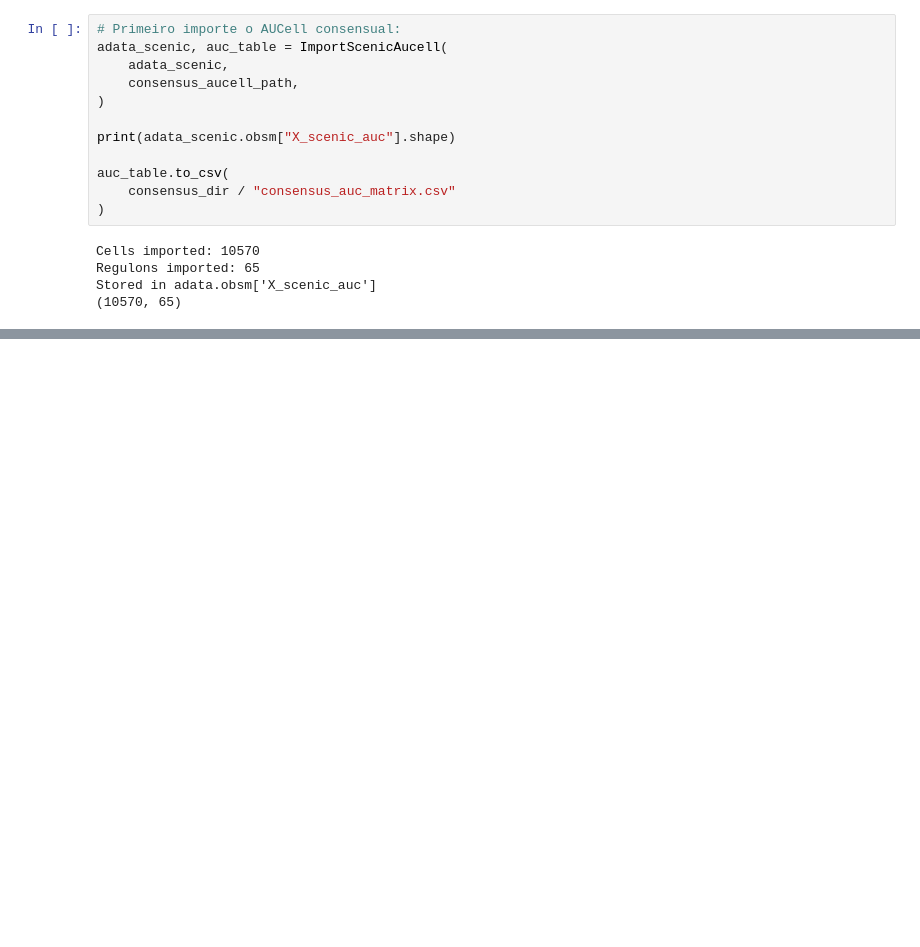
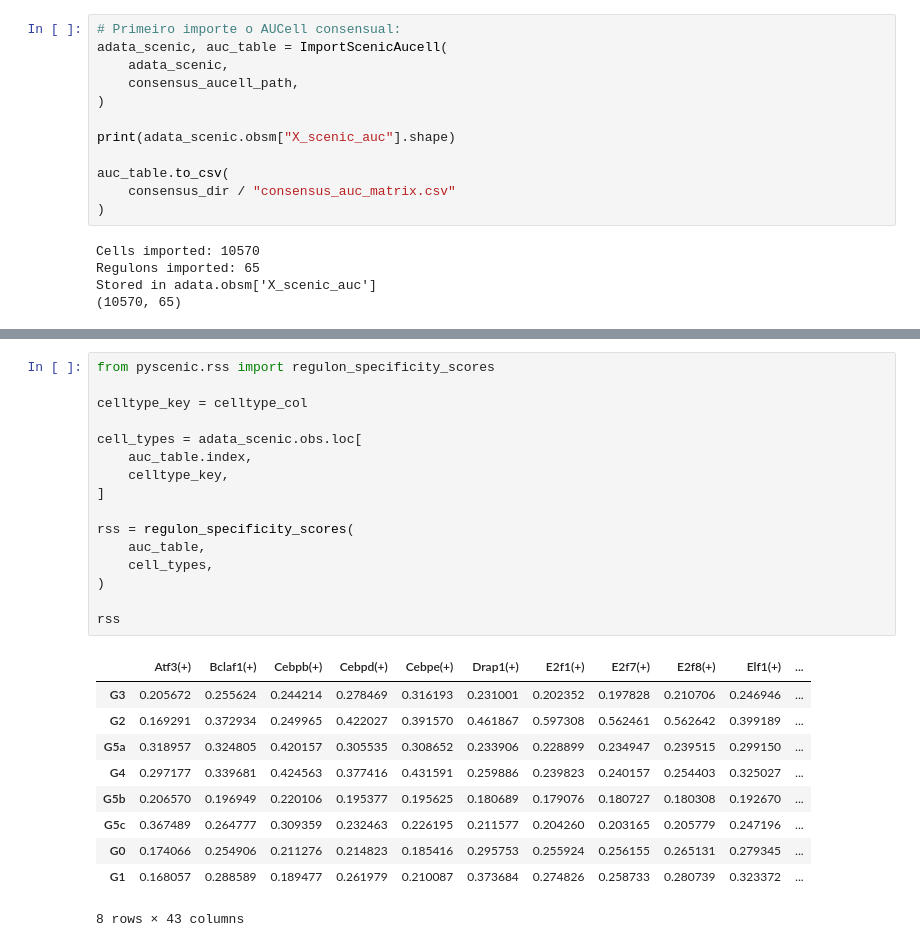
Before and after one commit to TAndrighetti/SingleCell_Analysis_Tools, a Jupyter notebook: tutoriais/SCENIC_application.ipynb, the cells around one changed output, grey strips where cells are left out. Drawn from its saved outputs; the diff is of its cells as text; blank space fills up the shorter version.

```diff
--- a/tutoriais/SCENIC_application.ipynb
+++ b/tutoriais/SCENIC_application.ipynb
@@ -3238,0 +3122,27 @@ Depois disso, aí sim podemos passar para a primeira análise downstream dos reg
+# %%
+from pyscenic.rss import regulon_specificity_scores
+
+celltype_key = celltype_col
+
+cell_types = adata_scenic.obs.loc[
+    auc_table.index,
+    celltype_key,
+]
+
+rss = regulon_specificity_scores(
+    auc_table,
+    cell_types,
+)
+
+rss
+# %% [output]
+|  | Atf3(+) | Bclaf1(+) | Cebpb(+) | Cebpd(+) | Cebpe(+) | Drap1(+) | E2f1(+) | E2f7(+) | E2f8(+) | Elf1(+) | ... |
+| G3 | 0.205672 | 0.255624 | 0.244214 | 0.278469 | 0.316193 | 0.231001 | 0.202352 | 0.197828 | 0.210706 | 0.246946 | ... |
+| G2 | 0.169291 | 0.372934 | 0.249965 | 0.422027 | 0.391570 | 0.461867 | 0.597308 | 0.562461 | 0.562642 | 0.399189 | ... |
+| G5a | 0.318957 | 0.324805 | 0.420157 | 0.305535 | 0.308652 | 0.233906 | 0.228899 | 0.234947 | 0.239515 | 0.299150 | ... |
+| G4 | 0.297177 | 0.339681 | 0.424563 | 0.377416 | 0.431591 | 0.259886 | 0.239823 | 0.240157 | 0.254403 | 0.325027 | ... |
+| G5b | 0.206570 | 0.196949 | 0.220106 | 0.195377 | 0.195625 | 0.180689 | 0.179076 | 0.180727 | 0.180308 | 0.192670 | ... |
+| G5c | 0.367489 | 0.264777 | 0.309359 | 0.232463 | 0.226195 | 0.211577 | 0.204260 | 0.203165 | 0.205779 | 0.247196 | ... |
+| G0 | 0.174066 | 0.254906 | 0.211276 | 0.214823 | 0.185416 | 0.295753 | 0.255924 | 0.256155 | 0.265131 | 0.279345 | ... |
+| G1 | 0.168057 | 0.288589 | 0.189477 | 0.261979 | 0.210087 | 0.373684 | 0.274826 | 0.258733 | 0.280739 | 0.323372 | ... |
+8 rows × 43 columns
```
Also changed, not shown: parts of 72 cells of this notebook, 3 other files.
